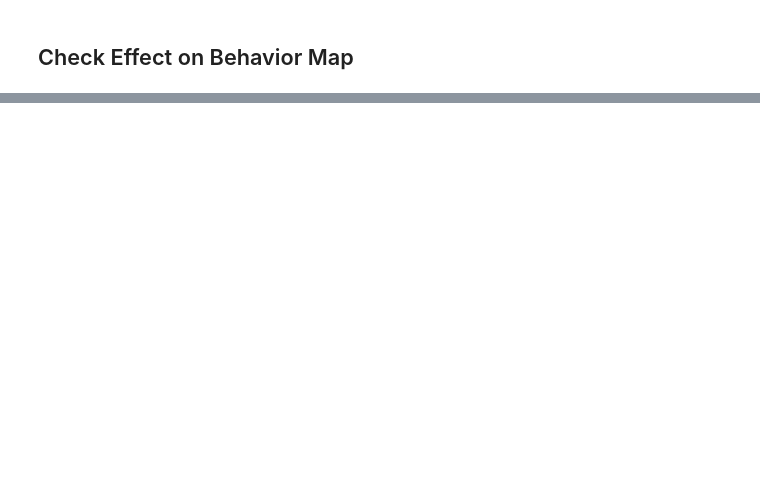
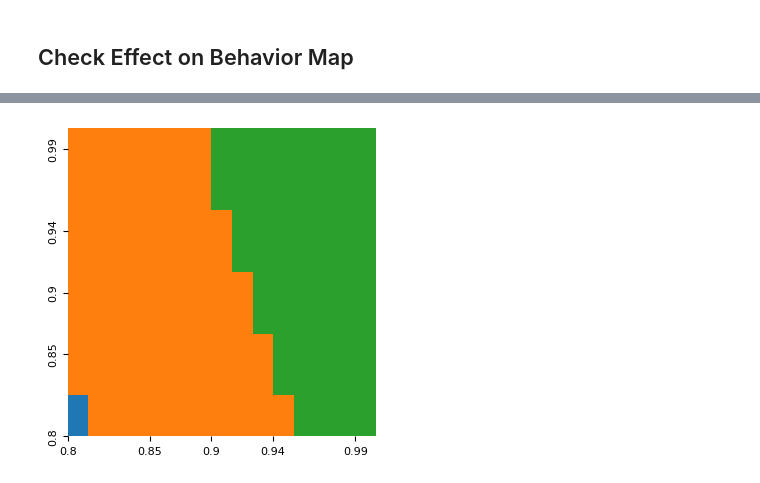
Before and after one commit to ankile/irl-environment-design, a Jupyter notebook: notebooks/08_pn_implicit_diff.ipynb, the cells around one changed output, grey strips where cells are left out. Drawn from its saved outputs; the diff is of its cells as text; code cells hidden in the pictures; blank space fills up the shorter version.

```diff
--- a/notebooks/08_pn_implicit_diff.ipynb
+++ b/notebooks/08_pn_implicit_diff.ipynb
@@ -233,0 +379,2 @@ def compute_covers(bm_out):
+# %%
+perturbed_R = BM_search(custom_world, n_compute_BM=20, n_iterations_gradient=30, stepsize_gradient=0.005)
@@ -233,0 +399,12 @@ def compute_covers(bm_out):
+# %%
+perturbed_world = deepcopy(custom_world)
+perturbed_world.rewards = perturbed_R.detach().numpy()
+
+out = bm.plot_bmap(
+    world=perturbed_world,
+    gammas=gammas,
+    probs=probs,
+    plot = True
+)
+# %% [output]
+[figure, added]
```
Also changed, not shown: parts of 16 cells of this notebook, 6 other files.
